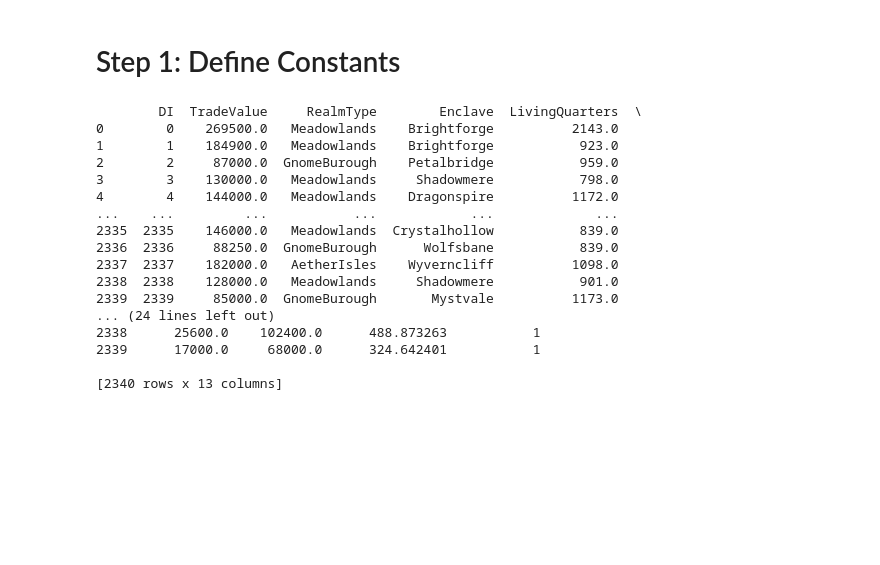
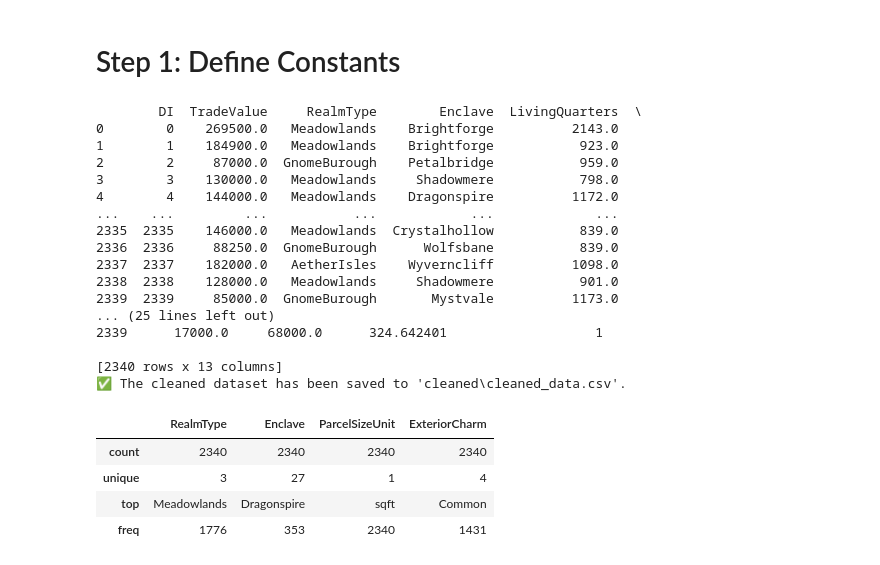
Before and after one commit to PatBaruch/DDD, a Jupyter notebook: itt2_affordable.ipynb, the cells around one changed output. Drawn from its saved outputs; the diff is of its cells as text; code cells hidden in the pictures; blank space fills up the shorter version.

```diff
--- a/itt2_affordable.ipynb
+++ b/itt2_affordable.ipynb
@@ -53,34 +54,55 @@ def calculate_loans(row):
 df[['Downpayment', 'LoanAmount']] = df.apply(calculate_loans, axis=1)
 
 # Monthly Payment Calculation
 def calculate_monthly_payments(row):
     monthly_payment = (row['LoanAmount'] * Interest_rate * (1 + Interest_rate) ** Loan_term) / ((1 + Interest_rate) ** Loan_term - 1)
     return monthly_payment
 
 df['MonthlyPayment'] = df.apply(calculate_monthly_payments, axis=1)
 
 # Affordability Check
 def check_affordability(row):
     return 1 if row['MonthlyPayment'] <= Affordability_threshold else 0
 
-df['Affordable'] = df.apply(check_affordability, axis=1)
+df['AffordableDwelling'] = df.apply(check_affordability, axis=1)
 
 print(df)
+
+# Step: Define the folder path and file path
+folder_path = "cleaned"
+file_path = os.path.join(folder_path, "cleaned_data.csv")
+
+# Check if the folder exists, if not, create it
+if not os.path.exists(folder_path):
+    os.makedirs(folder_path)
+
+# Save the DataFrame to a CSV file
+df.to_csv(file_path, index=False)
+
+# Confirm that the dataset has been saved successfully
+print(f"✅ The cleaned dataset has been saved to '{file_path}'.")
+
+df.describe(include='O')
 # %% [output]
         DI  TradeValue     RealmType        Enclave  LivingQuarters  \
 0        0    269500.0   Meadowlands    Brightforge          2143.0
 1        1    184900.0   Meadowlands    Brightforge           923.0
 2        2     87000.0  GnomeBurough    Petalbridge           959.0
 3        3    130000.0   Meadowlands     Shadowmere           798.0
 4        4    144000.0   Meadowlands    Dragonspire          1172.0
 ...    ...         ...           ...            ...             ...
 2335  2335    146000.0   Meadowlands  Crystalhollow           839.0
 2336  2336     88250.0  GnomeBurough      Wolfsbane           839.0
 2337  2337    182000.0   AetherIsles    Wyverncliff          1098.0
 2338  2338    128000.0   Meadowlands     Shadowmere           901.0
 2339  2339     85000.0  GnomeBurough       Mystvale          1173.0
-... (24 lines left out)
-2338      25600.0    102400.0      488.873263           1
-2339      17000.0     68000.0      324.642401           1
+... (25 lines left out)
+2339      17000.0     68000.0      324.642401                   1
 
 [2340 rows x 13 columns]
+✅ The cleaned dataset has been saved to 'cleaned\cleaned_data.csv'.
+|  | RealmType | Enclave | ParcelSizeUnit | ExteriorCharm |
+| count | 2340 | 2340 | 2340 | 2340 |
+| unique | 3 | 27 | 1 | 4 |
+| top | Meadowlands | Dragonspire | sqft | Common |
+| freq | 1776 | 353 | 2340 | 1431 |
```
Also changed, not shown: parts of 5 cells of this notebook, 2 other files.
